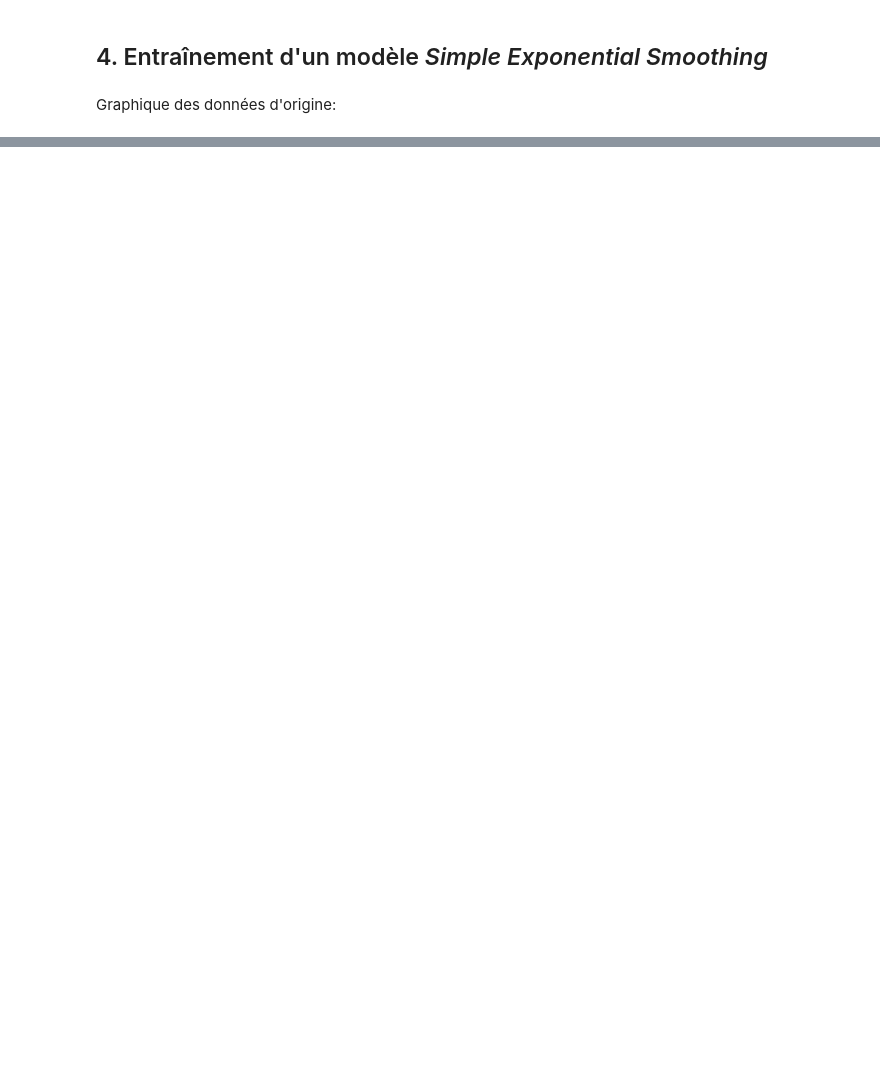
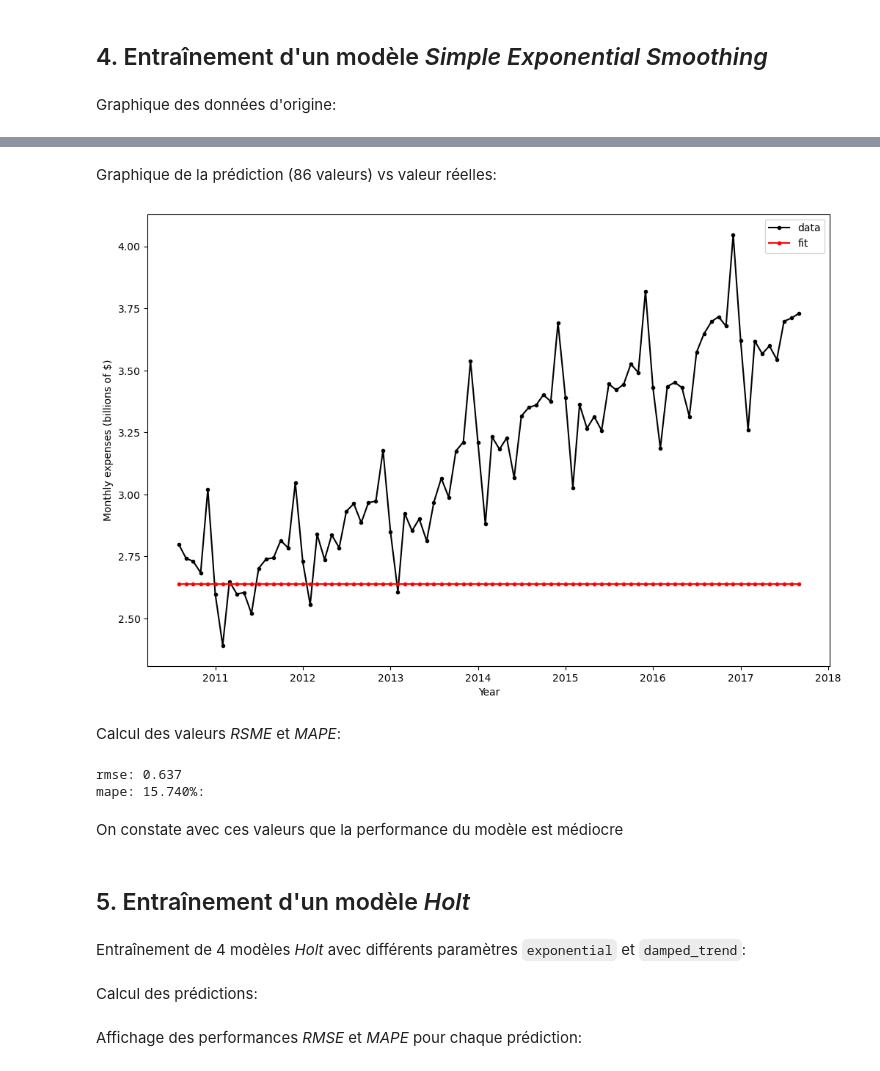
Before and after one commit to HUART1848/PCD_L8, a Jupyter notebook: PCD-Labo8-ExpSmoothing-FerchichiHuart.ipynb, the cells around one changed output, grey strips where cells are left out. Saved outputs shown, nothing was run; the diff lists cells and outputs as text; code cells hidden in the pictures; blank space fills up the shorter version.

```diff
--- a/PCD-Labo8-ExpSmoothing-FerchichiHuart.ipynb
+++ b/PCD-Labo8-ExpSmoothing-FerchichiHuart.ipynb
@@ -24,2 +30,4 @@ train, test = split_series(auscafe)
+# %%
+forecast_size = 86
 # %% [markdown]
 ## 4. Entraînement d'un modèle _Simple Exponential Smoothing_
@@ -44,0 +67,21 @@ plot_fit(fit1, train)
+# %% [markdown]
+Graphique de la prédiction (86 valeurs) vs valeur réelles:
+# %%
+fcast1 = fit1.forecast(forecast_size)
+plot_fit(test, fcast1)
+# %% [output]
+[figure, added]
+# %% [markdown]
+Calcul des valeurs _RSME_ et _MAPE_:
+# %%
+print(f"rmse: {rmse(test, fcast1):0.3}")
+print(f"mape: {mape(test, fcast1):0.3%}:")
+# %% [output]
+rmse: 0.637
+mape: 15.740%:
+# %% [markdown]
+On constate avec ces valeurs que la performance du modèle est médiocre
+# %% [markdown]
+## 5. Entraînement d'un modèle _Holt_
+# %% [markdown]
+Entraînement de 4 modèles _Holt_ avec différents paramètres `exponential` et `damped_trend`:
@@ -44,0 +93,2 @@ plot_fit(fit1, train)
+# %% [markdown]
+Calcul des prédictions:
@@ -44,0 +100,2 @@ plot_fit(fit1, train)
+# %% [markdown]
+Affichage des performances _RMSE_ et _MAPE_ pour chaque prédiction:
```
Also changed, not shown: parts of 18 cells of this notebook.
